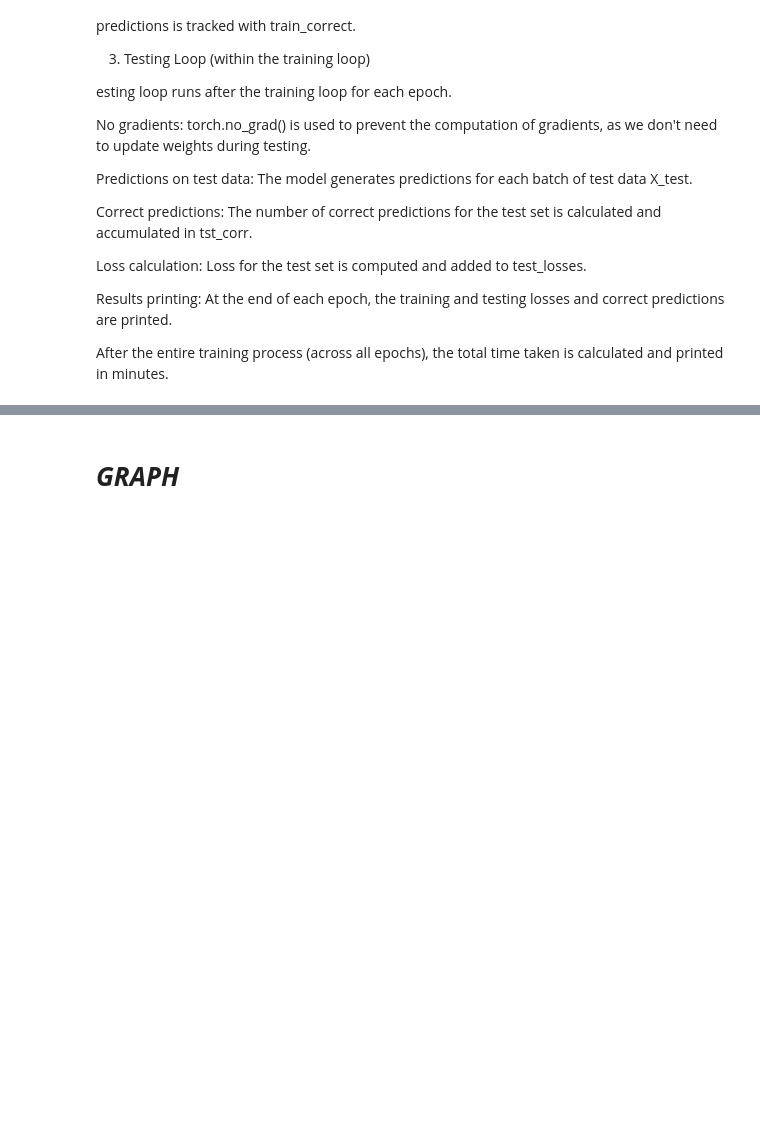
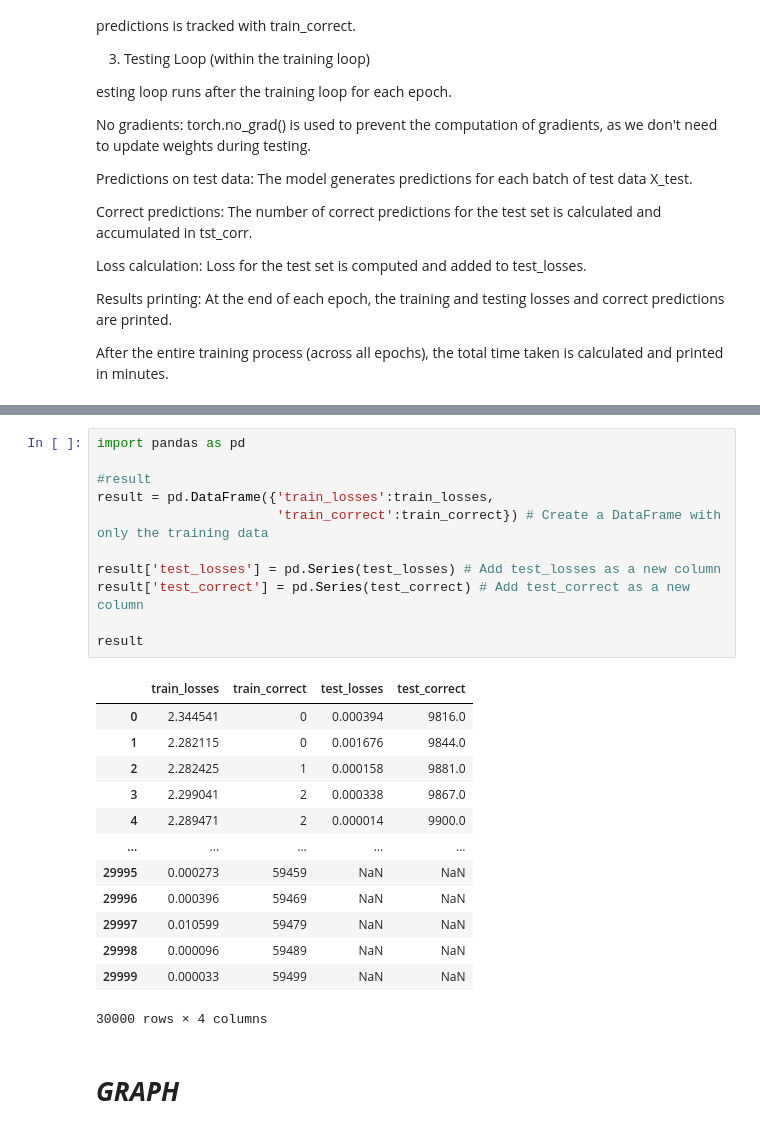
Before and after one commit to Arunapozhath/PYTORCH_TUTORIAL, a Jupyter notebook: CONVOLUTIONAL_NEURAL_NETWORKS.ipynb, the cells around one changed output, grey strips where cells are left out. Cells and saved outputs as stored; diff of their text form; blank space fills up the shorter version.

```diff
--- a/CONVOLUTIONAL_NEURAL_NETWORKS.ipynb
+++ b/CONVOLUTIONAL_NEURAL_NETWORKS.ipynb
@@ -667,3 +667,28 @@ training took:5.223797595500946min
+# %%
+import pandas as pd
+
+#result
+result = pd.DataFrame({'train_losses':train_losses,
+                       'train_correct':train_correct}) # Create a DataFrame with only the training data
+
+result['test_losses'] = pd.Series(test_losses) # Add test_losses as a new column
+result['test_correct'] = pd.Series(test_correct) # Add test_correct as a new column
+
+result
+# %% [output]
+|  | train_losses | train_correct | test_losses | test_correct |
+| 0 | 2.344541 | 0 | 0.000394 | 9816.0 |
+| 1 | 2.282115 | 0 | 0.001676 | 9844.0 |
+| 2 | 2.282425 | 1 | 0.000158 | 9881.0 |
+| 3 | 2.299041 | 2 | 0.000338 | 9867.0 |
+| 4 | 2.289471 | 2 | 0.000014 | 9900.0 |
+| ... | ... | ... | ... | ... |
+| 29995 | 0.000273 | 59459 | NaN | NaN |
+| 29996 | 0.000396 | 59469 | NaN | NaN |
+| 29997 | 0.010599 | 59479 | NaN | NaN |
+| 29998 | 0.000096 | 59489 | NaN | NaN |
+| 29999 | 0.000033 | 59499 | NaN | NaN |
+30000 rows × 4 columns
 # %% [markdown]
 # ***GRAPH***
 # %%
```
Also changed, not shown: parts of 12 cells of this notebook.
